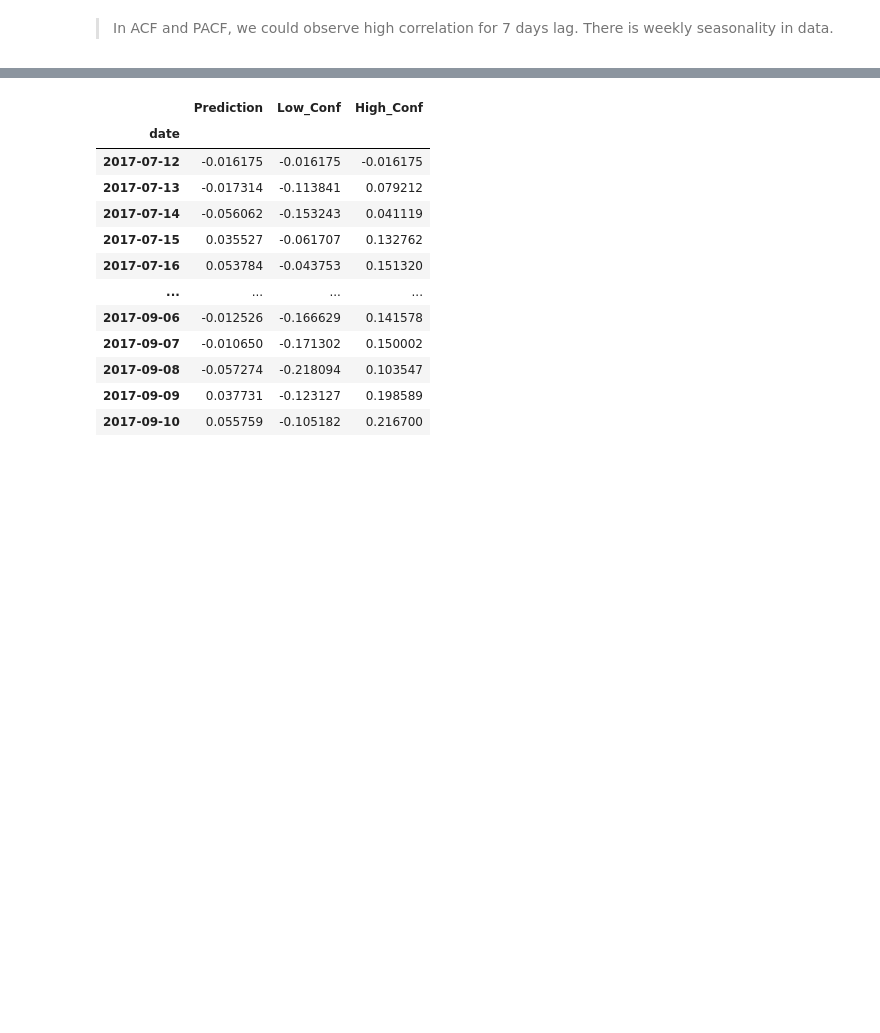
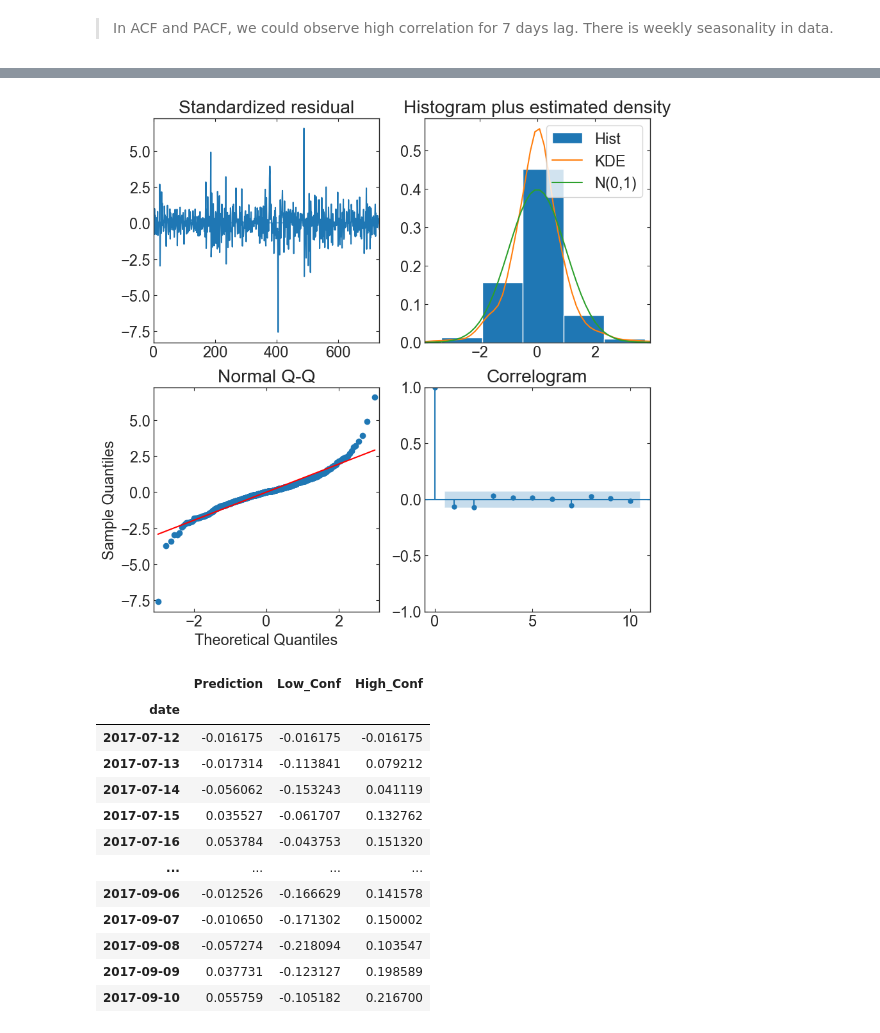
Before and after one commit to astrodoo/Springboard, a Jupyter notebook: Capstone_WebTraffic/notebook/WebTraffic_Preprocess_Model.ipynb, the cells around one changed output, grey strips where cells are left out. Cells and saved outputs as stored; diff of their text form; code cells hidden in the pictures; blank space fills up the shorter version.

```diff
--- a/Capstone_WebTraffic/notebook/WebTraffic_Preprocess_Model.ipynb
+++ b/Capstone_WebTraffic/notebook/WebTraffic_Preprocess_Model.ipynb
@@ -585,6 +593,10 @@ Covariance Type:                              opg
 
 Warnings:
 [1] Covariance matrix calculated using the outer product of gradients (complex-step).
+# %%
+model_sarima.plot_diagnostics(figsize=(10,10));
+# %% [output]
+[figure, added]
 # %%
 # Forecast
 n_periods = test_size #60
```
Also changed, not shown: parts of 49 cells of this notebook.
